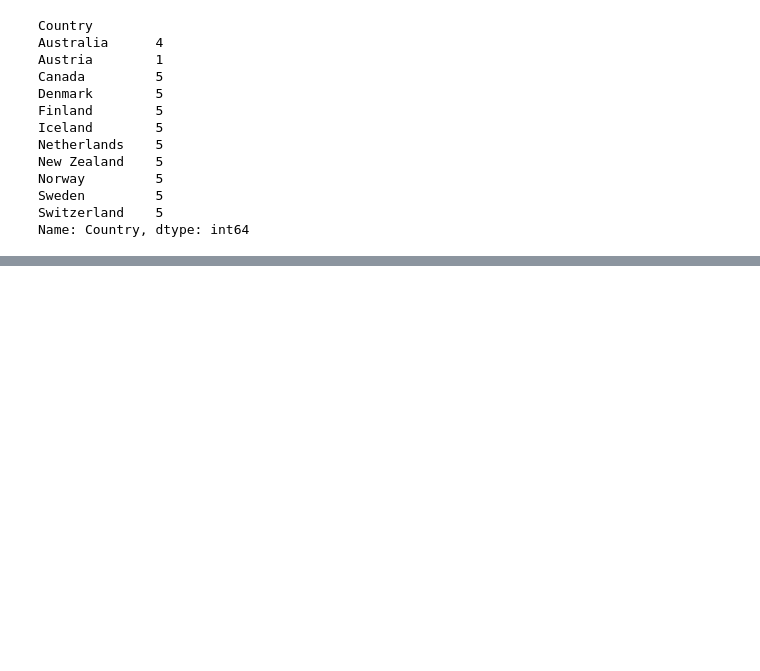
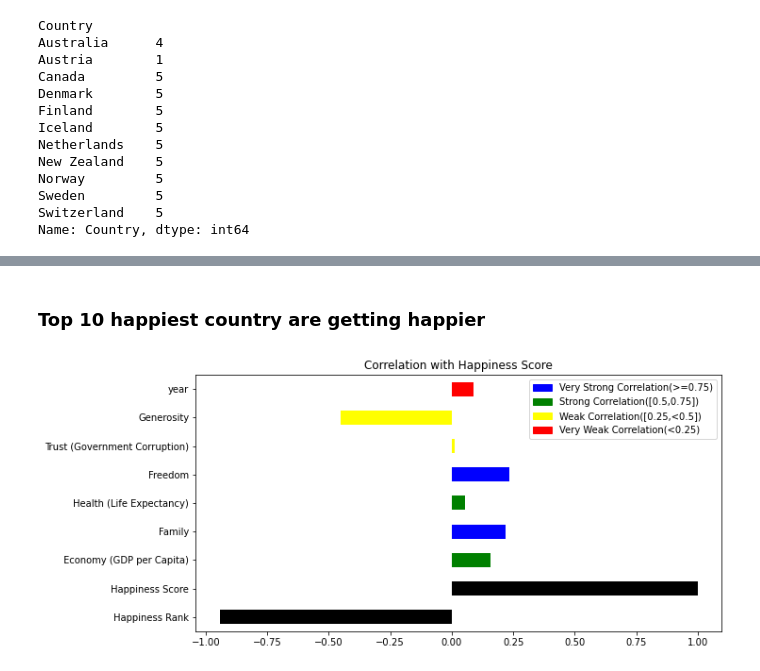
Before and after one commit to sumankumar1/python, a Jupyter notebook: Data Science - World Happiness Report/notebook.ipynb, the cells around one changed output, grey strips where cells are left out. Cells and saved outputs as stored; diff of their text form; code cells hidden in the pictures; blank space fills up the shorter version.

```diff
--- a/Data Science - World Happiness Report/notebook.ipynb
+++ b/Data Science - World Happiness Report/notebook.ipynb
@@ -537,0 +612,8 @@ Name: Country, dtype: int64
+# %% [markdown]
+### Top 10 happiest country are getting happier
+# %%
+top10 = data2[(data2['Happiness Rank']<11)]
+cdata = top10.corr(method="pearson")
+plot_corr(cdata,1)
+# %% [output]
+[figure, added]
```
Also changed, not shown: parts of 45 cells of this notebook.
